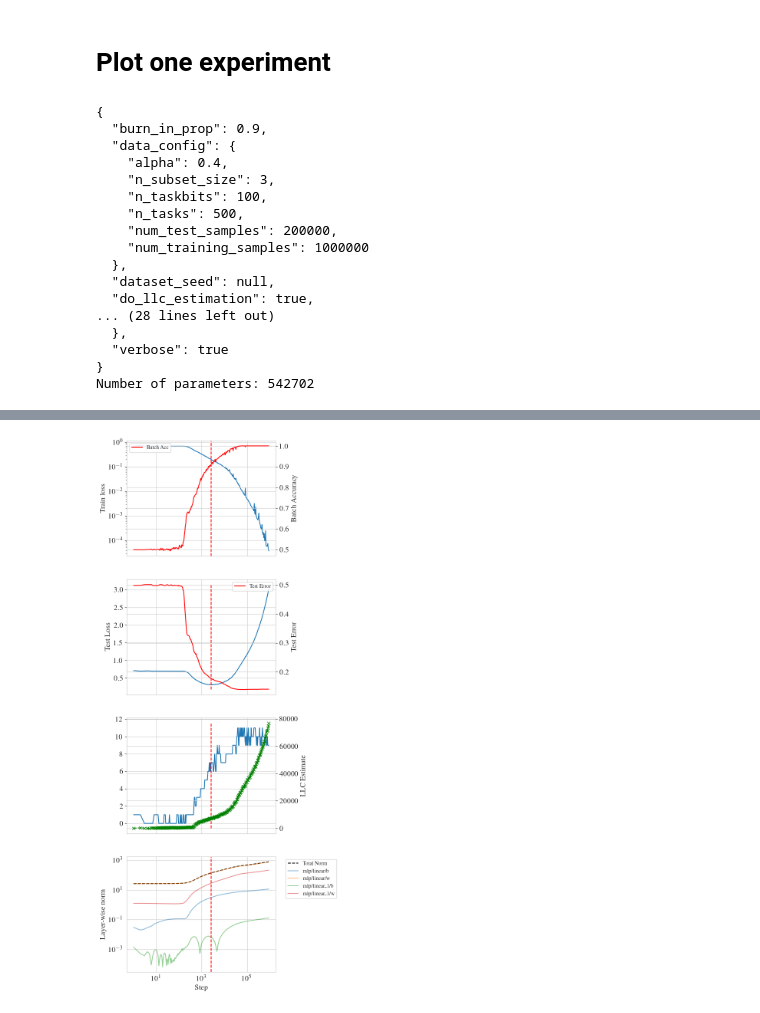
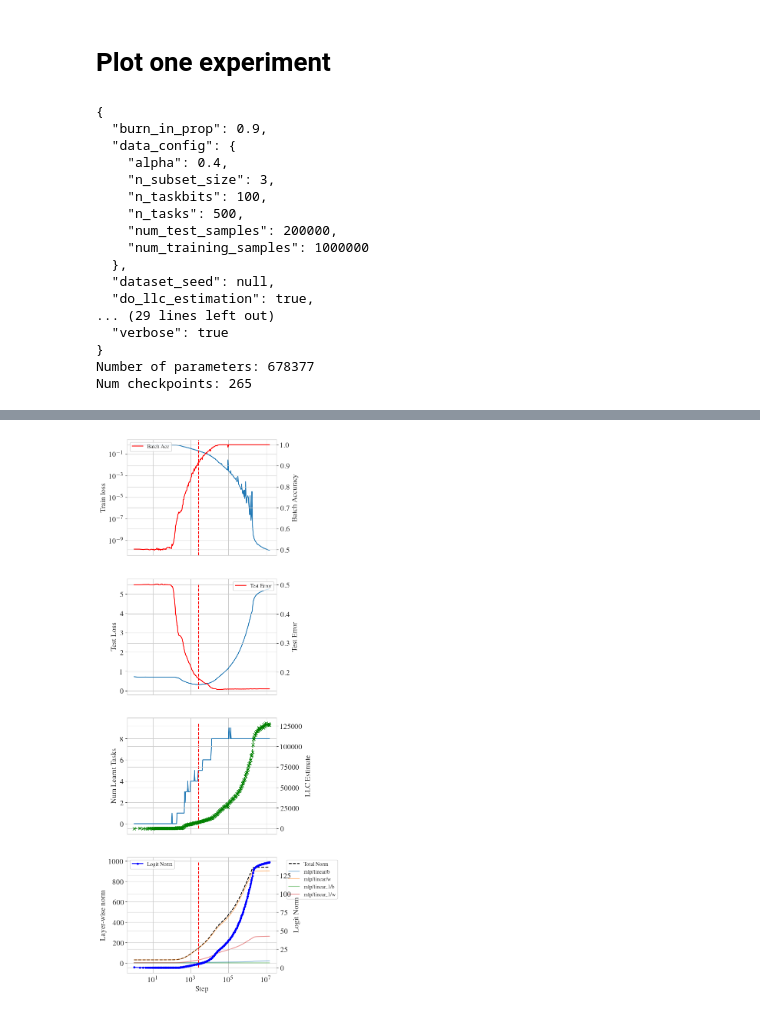
Before and after one commit to edmundlth/neural_network_stagewise_learning, a Jupyter notebook: plot_multitask_sparse_parity.ipynb, the cells around one changed output, grey strips where cells are left out. Saved outputs shown, nothing was run; the diff lists cells and outputs as text; code cells hidden in the pictures.

```diff
--- a/plot_multitask_sparse_parity.ipynb
+++ b/plot_multitask_sparse_parity.ipynb
@@ -69,8 +69,13 @@ _datadir_prefix = "./spartan_outputs/multitask_sparse_parity_expt/prod/"
 
 # _datadir_name = "multitasksparseparity_largemlp_width8192_layers1-3_n100000_bs1024_lr0.001_nstep500000_optimadam_llcTrue_traceFalse_202409302314"
 # _datadir_name = "multitasksparseparity_largemlp_widthsingle-100-500-20_layers1-1_n1000000_bs20000_lr0.001_nstep500000_optimadam_llcTrue_traceFalse_202410012317"
+# _datadir_name = "multitasksparseparity_largemlp_widthsingle-100-2000-20_layers1-1_n1000000_bs20000_lr0.001_nstep900000_optimadam_llcTrue_traceFalse_202410021035/"
+# _datadir_name = "multitasksparseparity_largemlp_widthsingle-100-2000-10_layers1-1_n2000000_bs20000_lr0.001_nstep2000000_optimadam_llcTrue_traceFalse_202410022238"
+# _datadir_name = "multitasksparseparity_largemlp_widthsingle-100-2000-5_layers1-1_n1000000_bs20000_lr0.001_nstep2000000_optimsgd_llcTrue_traceFalse_202410030848"
+# _datadir_name = "multitasksparseparity_largemlp_widthsingle-100-2000-5_layers1-1_n1000000_bs20000_lr0.001_nstep10000000_optimadam_llcTrue_traceFalse_202410032119"
+# _datadir_name = "multitasksparseparity_largemlp_widthsingle-100-2000-5_layers1-1_n1000000_bs20000_lr0.001_nstep2000000_optimsgd_llcTrue_traceFalse_202410030848"
 
-_datadir_name = "multitasksparseparity_largemlp_widthsingle-100-2000-20_layers1-1_n1000000_bs20000_lr0.001_nstep900000_optimadam_llcTrue_traceFalse_202410021035/"
+_datadir_name = "multitasksparseparity_largelong_widthsingle-500-3000-5_layers1-1_n1000000_bs20000_lr0.001_nstep15000000_optimadam_llcTrue_traceFalse_202410142212"
 
 DATA_DIR = os.path.join(_datadir_prefix, _datadir_name)
 IMAGEDIR = os.path.join(
@@ -115,7 +120,14 @@ def extract_expt_group(dir_path):
                     "config": expt_config,
                     "info": expt_info
                 }
-                print(f"Successful experiment: {expt_dir}")
+                timefmt = "%Y-%m-%dT%H:%M:%S.%f"
+                time_taken = (
+                    datetime.strptime(expt_run_rec["stop_time"], timefmt)
+                    - datetime.strptime(expt_run_rec["start_time"], timefmt)
+                ).total_seconds()
+                print(f"Successful experiment: {expt_dir}, Time taken: {time_taken/60:.1f} min")
+
+
     return success_group, failed_group
 
 expt_records, failed_records = extract_expt_group(DATA_DIR)
@@ -142,7 +145,7 @@ WARNING: Found 3 failed experiments.
 # %% [markdown]
 # Plot one experiment
 # %%
-_ID = "9"
+_ID = "3"
 records = expt_records[_ID]
 # records = failed_records[_ID]
 expt_info = records["info"]
@@ -154,6 +157,7 @@ print(f"Number of parameters: {num_parameters}")
 
 df_sgd = pd.DataFrame(expt_info["sgd_records"])
 do_llc_estimation = expt_config["do_llc_estimation"]
+print(f"Num checkpoints: {len(df_sgd)}")
 # %% [output]
 {
   "burn_in_prop": 0.9,
@@ -167,11 +171,11 @@ do_llc_estimation = expt_config["do_llc_estimation"]
   },
   "dataset_seed": null,
   "do_llc_estimation": true,
-... (28 lines left out)
-  },
+... (29 lines left out)
   "verbose": true
 }
-Number of parameters: 542702
+Number of parameters: 678377
+Num checkpoints: 265
 # %%
 df = df_sgd.copy(deep=True)
 # df = df[df["step"] < 10**4]
@@ -207,12 +211,13 @@ ax.legend()
 
 ax = axes[2]
 ax.plot(df["step"], df["num_learnt_tasks"], label="Num Learnt Tasks")
-
+ax.set_ylabel("Num Learnt Tasks")
 if do_llc_estimation:
     ax = ax.twinx()
     yvals = np.clip(df["llc_est"], 0, np.inf)
     ax.plot(df["step"], yvals, "gx--", label="llc_est")
     ax.set_ylabel("LLC Estimate")
+    # ax.set_yscale("log")
 
 
 ax = axes[3]
@@ -222,7 +227,7 @@ ax.plot(df["step"], df["total_layer_norm"], "k--", label="Total Norm")
 ax.set_xlabel("Step")
 ax.set_ylabel("Total Norm")
 ax.set_xscale("log")
-ax.set_yscale("log")
+# ax.set_yscale("log")
 
 
 # ax = ax.twinx()
@@ -236,9 +241,14 @@ for i, path in enumerate(treepaths):
     ax.plot(xvals, yvals, label=name, alpha=0.5)
     ax.set_ylabel("Layer-wise norm")
     ax.set_xscale("log")
-    ax.set_yscale("log")
+    # ax.set_yscale("log")
 ax.legend(bbox_to_anchor=(1.05, 1), loc='upper left')
 
+if "logit_norm" in df.columns:
+    ax = ax.twinx()
+    ax.plot(df["step"], df["logit_norm"], "b.-", label="Logit Norm")
+    ax.set_ylabel("Logit Norm")
+    ax.legend()
 
 
 for ax in axes:
@@ -257,4 +266,4 @@ Warning: Overwriting existing file: ./images/spartan/multitask_sparse_parity/mul
-[figure, old version]
+[figure, new version]
 # %%
 total_num_learnt_tasks = df["num_learnt_tasks"].iloc[-1]
 print(f"Total number of learnt tasks: {total_num_learnt_tasks}")
```
Also changed, not shown: parts of 9 cells of this notebook.
